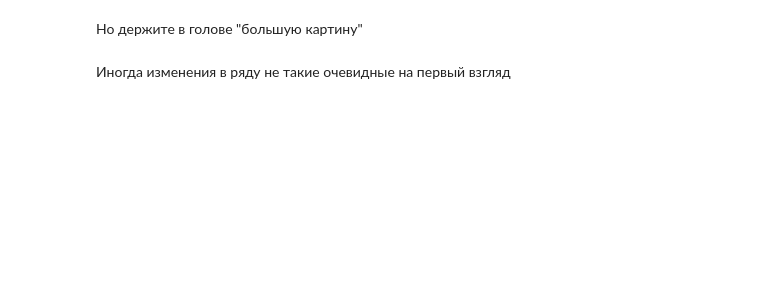
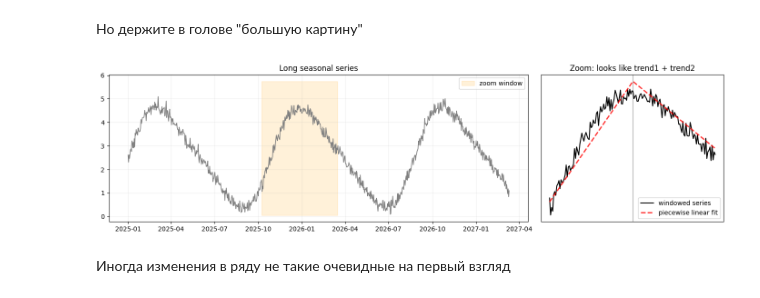
Before and after one commit to Dreamlone/ts-processing, a Jupyter notebook: notebooks/1_time_series_exploration.ipynb, the cells around one changed output. Cells and saved outputs as stored; diff of their text form; code cells hidden in the pictures; blank space fills up the shorter version.

```diff
--- a/notebooks/1_time_series_exploration.ipynb
+++ b/notebooks/1_time_series_exploration.ipynb
@@ -459,34 +488,37 @@ def show_seasonal_with_window():
 
     mid = win_len // 2
     slope1, intercept1 = np.polyfit(t_win[:mid], y_win[:mid], 1)
     slope2, intercept2_raw = np.polyfit(t_win[mid:] - t_win[mid], y_win[mid:], 1)
     y_mid_level = slope1 * mid + intercept1
     intercept2 = y_mid_level
     trend_piece = np.empty(win_len)
     trend_piece[:mid] = slope1 * t_win[:mid] + intercept1
     trend_piece[mid:] = intercept2 + slope2 * (t_win[mid:] - t_win[mid])
 
     fig, (ax_full, ax_zoom) = plt.subplots(ncols=2, figsize=(14, 4), gridspec_kw={'width_ratios':[2.3, 1]})
 
     ax_full.plot(dt, values, c="grey", lw=1.2)
     ax_full.fill_between(dt[win_start:win_end], values[win_start:win_end].min()-1,
                          values[win_start:win_end].max()+1, color="orange", alpha=0.15, label="zoom window")
     ax_full.set_title("Long seasonal series")
     ax_full.grid(alpha=0.2)
     ax_full.legend()
 
     ax_zoom.plot(dt_win, y_win, c="black", lw=1.5, label="windowed series")
-    ax_zoom.plot(dt_win, trend_piece, "--", c="red", lw=2, alpha=0.8, label="piecewise linear fit")
+    # Subtract 0.2 because the line is too high
+    ax_zoom.plot(dt_win, trend_piece - 0.2, "--", c="red", lw=2, alpha=0.8, label="piecewise linear fit")
     ax_zoom.axvline(dt_win[mid], color="black", alpha=0.25)
     ax_zoom.set_title("Zoom: looks like trend1 + trend2")
     ax_zoom.legend()
     ax_zoom.set_yticks([])
     ax_zoom.set_xticks([])
 
     plt.tight_layout()
     plt.show()
 
 show_seasonal_with_window()
+# %% [output]
+[figure, added]
 # %% [markdown]
 Иногда изменения в ряду не такие очевидные на первый взгляд
 # %%
```
Also changed, not shown: parts of 35 cells of this notebook, 4 other files.
